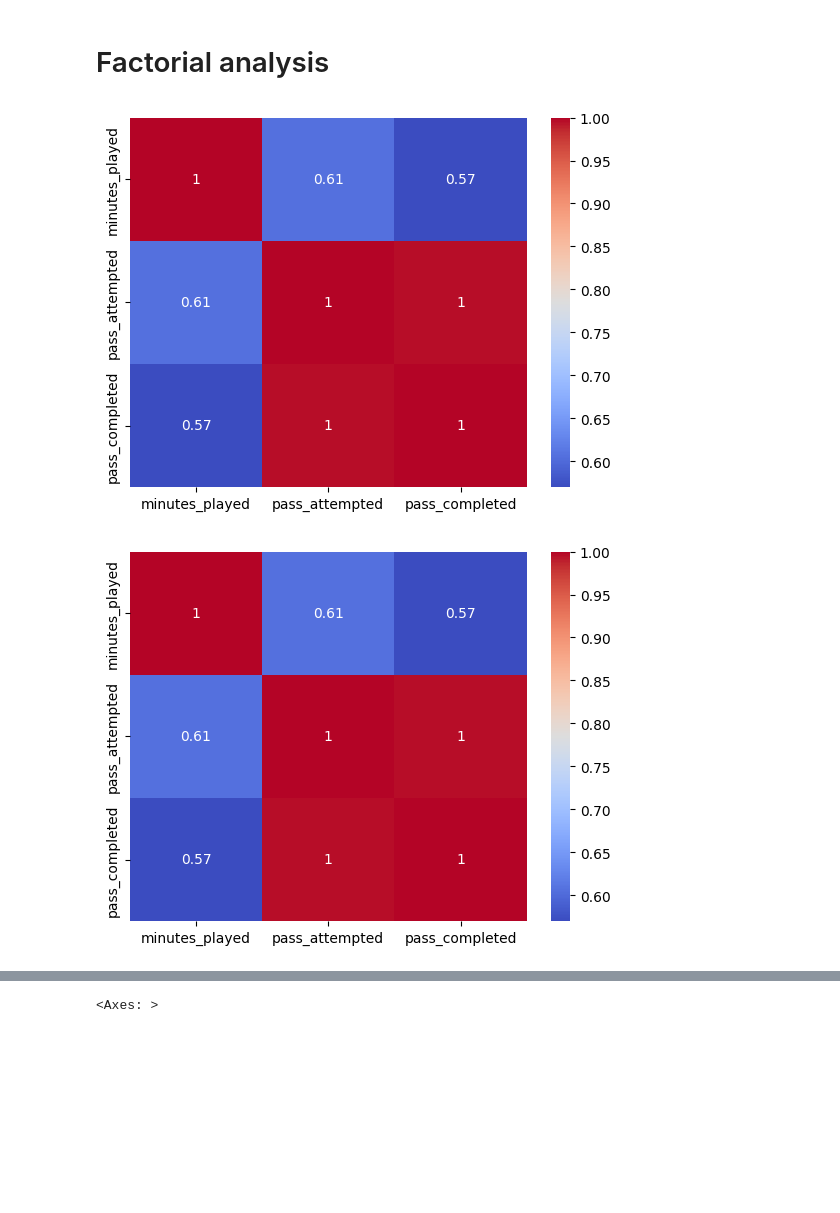
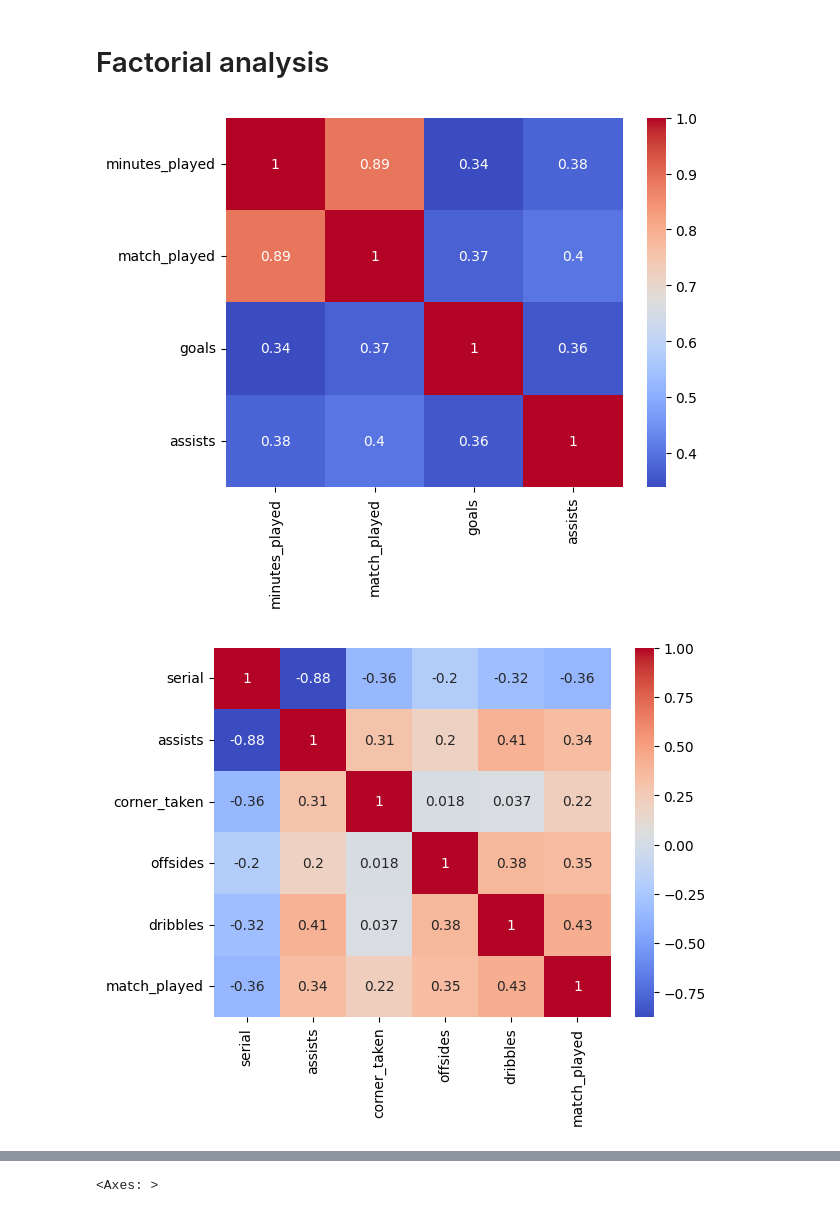
Before and after one commit to elouanzer/challenge1, a Jupyter notebook: champions league.ipynb, the cells around one changed output, grey strips where cells are left out. Saved outputs shown, nothing was run; the diff lists cells and outputs as text; code cells hidden in the pictures; blank space fills up the shorter version.

```diff
--- a/champions league.ipynb
+++ b/champions league.ipynb
@@ -113,14 +113,14 @@ def plot_corr(corr):
     cmap = sns.diverging_palette(220, 10, as_cmap=True)
     sns.heatmap(corr, mask=mask, cmap=cmap)
 # %%
-for dataframe in dataframes:
+for data in dataframes:
     corr = data.select_dtypes(exclude='object').corr()
     if corr.shape[0] > 1 and not corr.isnull().all().all():
         plt.figure()
         sns.heatmap(corr, annot=True, cmap='coolwarm')
         plt.show()
     else:
         print("La matrice de corrélation est vide ou n'a qu'une seule colonne.")
 # %% [output]
-[figure, old version]
+[figure, new version]
-[figure, old version]
+[figure, new version]
```
Also changed, not shown: parts of 9 cells of this notebook.
